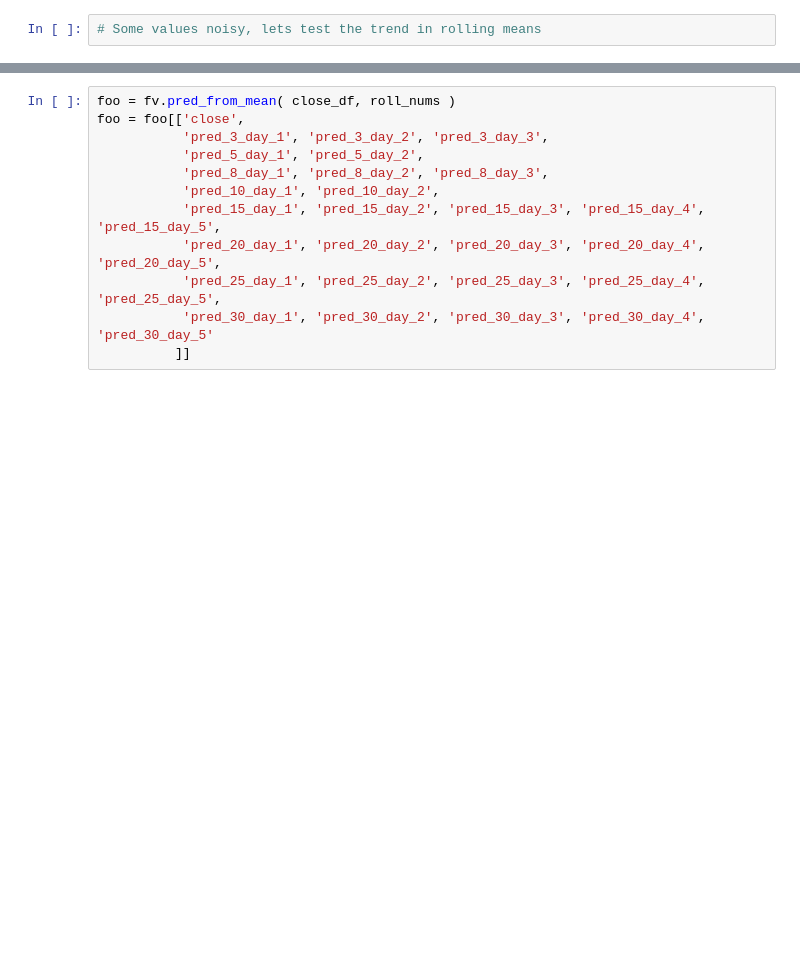
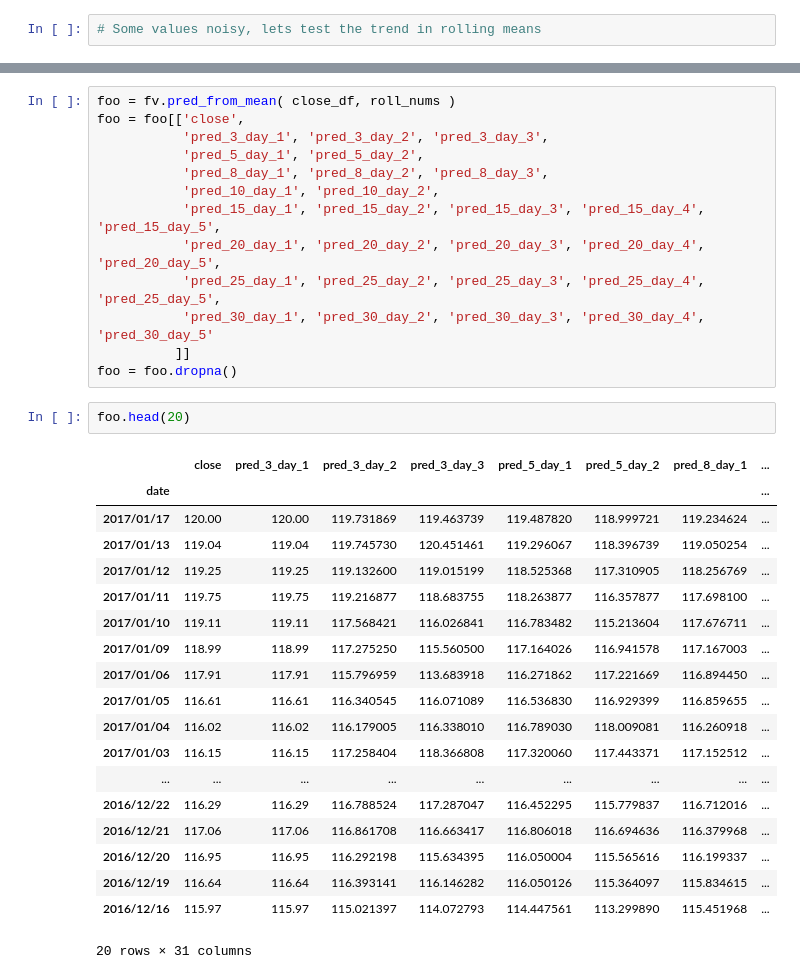
Before and after one commit to markertsean/python_trader, a Jupyter notebook: gen_predictor.ipynb, the cells around one changed output, grey strips where cells are left out. Saved outputs shown, nothing was run; the diff lists cells and outputs as text; blank space fills up the shorter version.

```diff
--- a/gen_predictor.ipynb
+++ b/gen_predictor.ipynb
@@ -441,4 +413,27 @@ foo = foo[['close',
            'pred_25_day_1', 'pred_25_day_2', 'pred_25_day_3', 'pred_25_day_4', 'pred_25_day_5',
            'pred_30_day_1', 'pred_30_day_2', 'pred_30_day_3', 'pred_30_day_4', 'pred_30_day_5'
           ]]
+foo = foo.dropna()
+# %%
+foo.head(20)
+# %% [output]
+|  | close | pred_3_day_1 | pred_3_day_2 | pred_3_day_3 | pred_5_day_1 | pred_5_day_2 | pred_8_day_1 | ... |
+| date |  |  |  |  |  |  |  | ... |
+| 2017/01/17 | 120.00 | 120.00 | 119.731869 | 119.463739 | 119.487820 | 118.999721 | 119.234624 | ... |
+| 2017/01/13 | 119.04 | 119.04 | 119.745730 | 120.451461 | 119.296067 | 118.396739 | 119.050254 | ... |
+| 2017/01/12 | 119.25 | 119.25 | 119.132600 | 119.015199 | 118.525368 | 117.310905 | 118.256769 | ... |
+| 2017/01/11 | 119.75 | 119.75 | 119.216877 | 118.683755 | 118.263877 | 116.357877 | 117.698100 | ... |
+| 2017/01/10 | 119.11 | 119.11 | 117.568421 | 116.026841 | 116.783482 | 115.213604 | 117.676711 | ... |
+| 2017/01/09 | 118.99 | 118.99 | 117.275250 | 115.560500 | 117.164026 | 116.941578 | 117.167003 | ... |
+| 2017/01/06 | 117.91 | 117.91 | 115.796959 | 113.683918 | 116.271862 | 117.221669 | 116.894450 | ... |
+| 2017/01/05 | 116.61 | 116.61 | 116.340545 | 116.071089 | 116.536830 | 116.929399 | 116.859655 | ... |
+| 2017/01/04 | 116.02 | 116.02 | 116.179005 | 116.338010 | 116.789030 | 118.009081 | 116.260918 | ... |
+| 2017/01/03 | 116.15 | 116.15 | 117.258404 | 118.366808 | 117.320060 | 117.443371 | 117.152512 | ... |
+| ... | ... | ... | ... | ... | ... | ... | ... | ... |
+| 2016/12/22 | 116.29 | 116.29 | 116.788524 | 117.287047 | 116.452295 | 115.779837 | 116.712016 | ... |
+| 2016/12/21 | 117.06 | 117.06 | 116.861708 | 116.663417 | 116.806018 | 116.694636 | 116.379968 | ... |
+| 2016/12/20 | 116.95 | 116.95 | 116.292198 | 115.634395 | 116.050004 | 115.565616 | 116.199337 | ... |
+| 2016/12/19 | 116.64 | 116.64 | 116.393141 | 116.146282 | 116.050126 | 115.364097 | 115.834615 | ... |
+| 2016/12/16 | 115.97 | 115.97 | 115.021397 | 114.072793 | 114.447561 | 113.299890 | 115.451968 | ... |
+20 rows × 31 columns
 # %%
```
Also changed, not shown: parts of 8 cells of this notebook.
